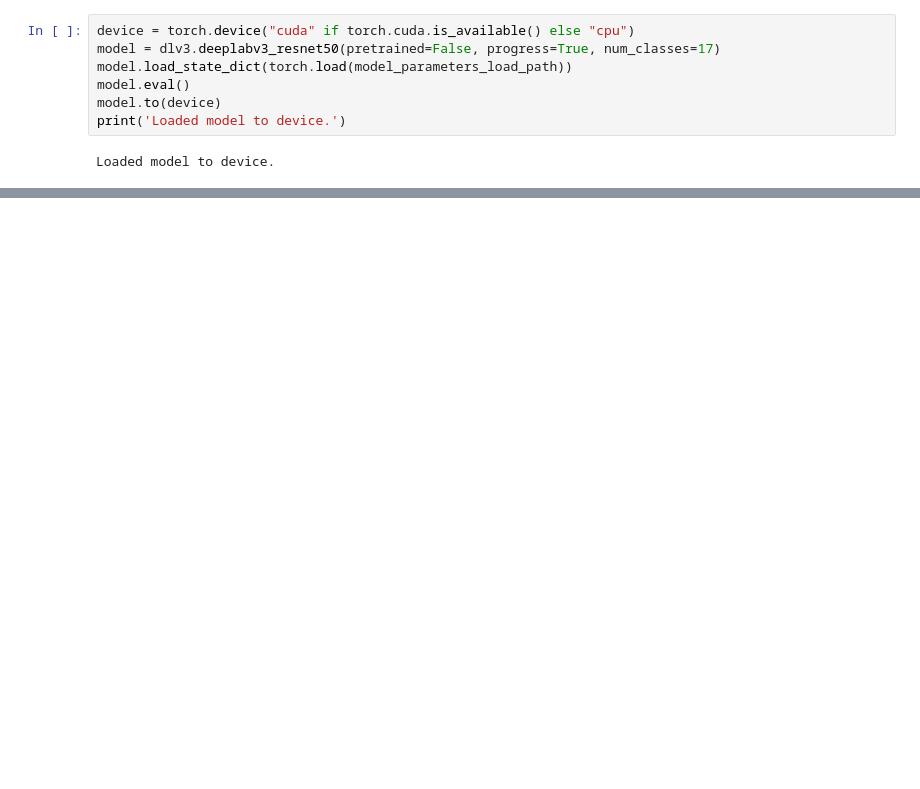
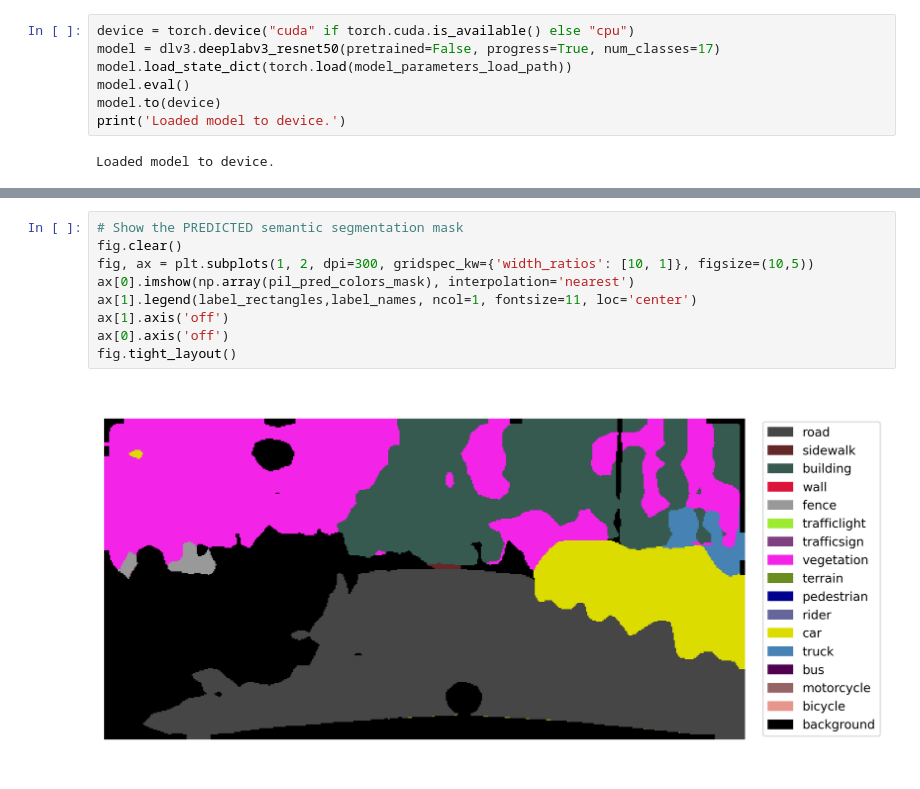
Before and after one commit to manuelmaior29/master_thesis, a Jupyter notebook: python_scripts_semseg/infer.ipynb, the cells around one changed output, grey strips where cells are left out. Saved outputs shown, nothing was run; the diff lists cells and outputs as text; blank space fills up the shorter version.

```diff
--- a/python_scripts_semseg/infer.ipynb
+++ b/python_scripts_semseg/infer.ipynb
@@ -83,0 +86,11 @@ tgt = tf.to_tensor(tgt)
+# %%
+# Show the PREDICTED semantic segmentation mask
+fig.clear()
+fig, ax = plt.subplots(1, 2, dpi=300, gridspec_kw={'width_ratios': [10, 1]}, figsize=(10,5))
+ax[0].imshow(np.array(pil_pred_colors_mask), interpolation='nearest')
+ax[1].legend(label_rectangles,label_names, ncol=1, fontsize=11, loc='center')
+ax[1].axis('off')
+ax[0].axis('off')
+fig.tight_layout()
+# %% [output]
+[figure, added]
```
Also changed, not shown: parts of 11 cells of this notebook, 4 other files.
